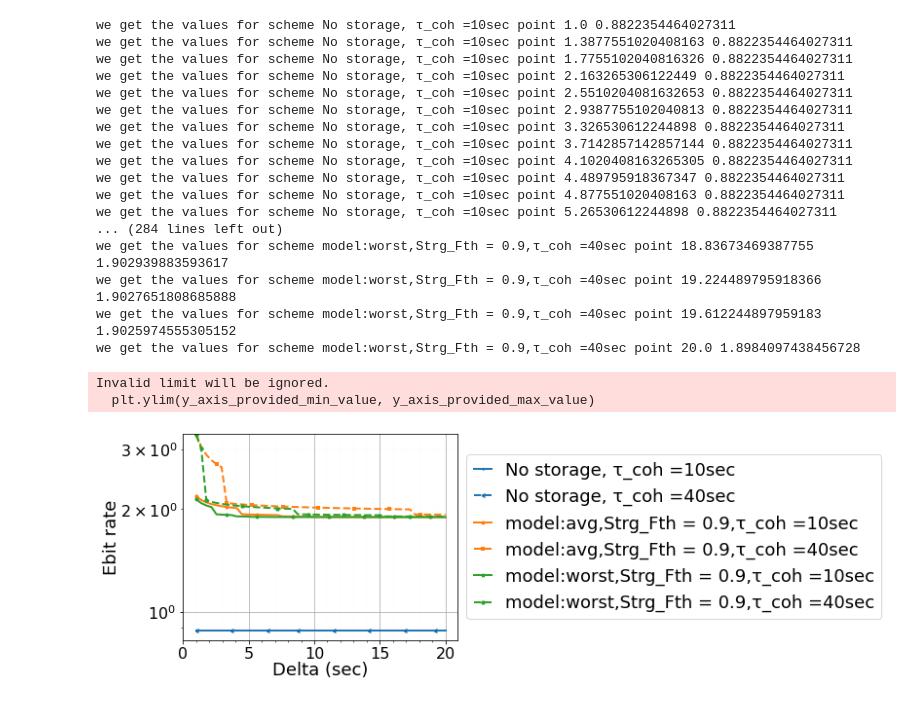
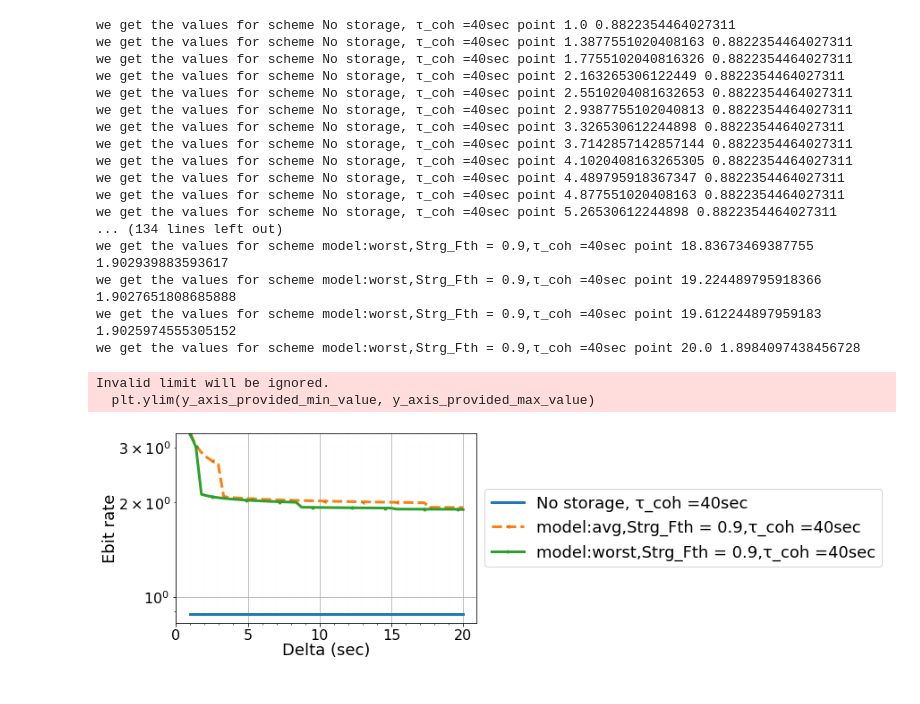
Before and after one commit to pooryousefshahrooz/QSN, a Jupyter notebook: plotting/parsing_and_plotting.ipynb, the cells around one changed output. Drawn from its saved outputs; the diff is of its cells as text; code cells hidden in the pictures.

Commit message:
qubit decoherence assumptions on storage

```diff
--- a/plotting/parsing_and_plotting.ipynb
+++ b/plotting/parsing_and_plotting.ipynb
@@ -339,7 +282,7 @@ with open(result_file_path, "r") as f:
 #         print("objective_value",objective_value)
         delta_values.add(delta)
         t_max_values.add(t_max)
-        if  ( t_max in [20] and request_fidelity_threshold in [0.9,0.94,0.8]  and
+        if  ( t_max in [20] and request_fidelity_threshold in [0.9]  and
              storage_block_threshold in [0.9] and
              delta in [10.693877551020408] and edge_capacity in [200] and storage_capacity in [1000]
             ):
@@ -353,7 +296,18 @@ with open(result_file_path, "r") as f:
                     each_scheme_each_coherence_time_workloads[scheme]={}
                     each_scheme_each_coherence_time_workloads[scheme][τ_coh]=[objective_value]
 
-
+#             scheme2 = "No storage, Req.Fth="+str(request_fidelity_threshold)
+#             no_storage_ebit_rate = 0.8822354464027311
+#             try:
+#                 each_scheme_each_coherence_time_workloads[scheme2][τ_coh].append(no_storage_ebit_rate)
+#             except:
+#                 try:
+#                     each_scheme_each_coherence_time_workloads[scheme2][τ_coh]= [no_storage_ebit_rate]
+#                 except:
+#                     each_scheme_each_coherence_time_workloads[scheme2]={}
+#                     each_scheme_each_coherence_time_workloads[scheme2][τ_coh]=[no_storage_ebit_rate]
+#             if scheme2 not in scheme_keys:
+#                 scheme_keys.add(scheme2)
             τ_coh_values.add(τ_coh)
             if scheme not in scheme_keys:
                 scheme_keys.add(scheme)
@@ -446,7 +400,7 @@ with open(result_file_path, "r") as f:
 
         if  ( t_max in [20] and request_fidelity_threshold in [0.9]  and
              storage_block_threshold in [0.9] and
-              edge_capacity in [200] and delta <40 and storage_capacity in [1000] and τ_coh in [40.0,10.0]
+              edge_capacity in [200] and delta <40 and storage_capacity in [1000] and τ_coh in [40.0]
             ):
             scheme = "model:"+str(decoherence_assumption)+",Strg_Fth = "+str(storage_block_threshold)+",τ_coh ="+str(int(τ_coh))+"sec"
             try:
@@ -485,45 +439,45 @@ for scheme,τ_coh_value_satisfied_number in each_scheme_each_coherence_time_work
 
         avg_EGR = sum(values)/len(values)
         try:
             each_scheme_each_coherence_time_workloads_percentage[scheme][τ_coh] = avg_EGR
         except:
             each_scheme_each_coherence_time_workloads_percentage[scheme]  ={}
             each_scheme_each_coherence_time_workloads_percentage[scheme][τ_coh]=avg_EGR
         selected_values.append(avg_EGR)
 
 
 τ_coh_values = list(τ_coh_values)
 τ_coh_values.sort()
 scheme_keys = list(scheme_keys)
 scheme_keys.sort()
 ploting_simple_y_as_x("Delta (sec)","Ebit rate",
                         18, 18, 16,
                       16, 0, 0,
                       0,0,False,[],max(selected_values),
 
                       list(scheme_keys),
                       each_scheme_each_coherence_time_workloads_percentage,
                       τ_coh_values,τ_coh_values,
                       True,True,True,1,18,
-                      "plots/QSN_repeater_chain_ebit_as_delta.pdf",True,2,11.4,3.8,True)
+                      "plots/QSN_repeater_chain_ebit_as_delta.pdf",True,2,12.4,3.8,True)
 # %% [output]
-we get the values for scheme No storage, τ_coh =10sec point 1.0 0.8822354464027311
-we get the values for scheme No storage, τ_coh =10sec point 1.3877551020408163 0.8822354464027311
-we get the values for scheme No storage, τ_coh =10sec point 1.7755102040816326 0.8822354464027311
-we get the values for scheme No storage, τ_coh =10sec point 2.163265306122449 0.8822354464027311
-we get the values for scheme No storage, τ_coh =10sec point 2.5510204081632653 0.8822354464027311
-we get the values for scheme No storage, τ_coh =10sec point 2.9387755102040813 0.8822354464027311
-we get the values for scheme No storage, τ_coh =10sec point 3.326530612244898 0.8822354464027311
-we get the values for scheme No storage, τ_coh =10sec point 3.7142857142857144 0.8822354464027311
-we get the values for scheme No storage, τ_coh =10sec point 4.1020408163265305 0.8822354464027311
-we get the values for scheme No storage, τ_coh =10sec point 4.489795918367347 0.8822354464027311
-we get the values for scheme No storage, τ_coh =10sec point 4.877551020408163 0.8822354464027311
-we get the values for scheme No storage, τ_coh =10sec point 5.26530612244898 0.8822354464027311
-... (284 lines left out)
+we get the values for scheme No storage, τ_coh =40sec point 1.0 0.8822354464027311
+we get the values for scheme No storage, τ_coh =40sec point 1.3877551020408163 0.8822354464027311
+we get the values for scheme No storage, τ_coh =40sec point 1.7755102040816326 0.8822354464027311
+we get the values for scheme No storage, τ_coh =40sec point 2.163265306122449 0.8822354464027311
+we get the values for scheme No storage, τ_coh =40sec point 2.5510204081632653 0.8822354464027311
+we get the values for scheme No storage, τ_coh =40sec point 2.9387755102040813 0.8822354464027311
+we get the values for scheme No storage, τ_coh =40sec point 3.326530612244898 0.8822354464027311
+we get the values for scheme No storage, τ_coh =40sec point 3.7142857142857144 0.8822354464027311
+we get the values for scheme No storage, τ_coh =40sec point 4.1020408163265305 0.8822354464027311
+we get the values for scheme No storage, τ_coh =40sec point 4.489795918367347 0.8822354464027311
+we get the values for scheme No storage, τ_coh =40sec point 4.877551020408163 0.8822354464027311
+we get the values for scheme No storage, τ_coh =40sec point 5.26530612244898 0.8822354464027311
+... (134 lines left out)
 we get the values for scheme model:worst,Strg_Fth = 0.9,τ_coh =40sec point 18.83673469387755 1.902939883593617
 we get the values for scheme model:worst,Strg_Fth = 0.9,τ_coh =40sec point 19.224489795918366 1.9027651808685888
 we get the values for scheme model:worst,Strg_Fth = 0.9,τ_coh =40sec point 19.612244897959183 1.9025974555305152
 we get the values for scheme model:worst,Strg_Fth = 0.9,τ_coh =40sec point 20.0 1.8984097438456728
 Invalid limit will be ignored.
   plt.ylim(y_axis_provided_min_value, y_axis_provided_max_value)
-[figure, old version]
+[figure, new version]
```
Also changed, not shown: parts of 9 cells of this notebook, 6 other files.
